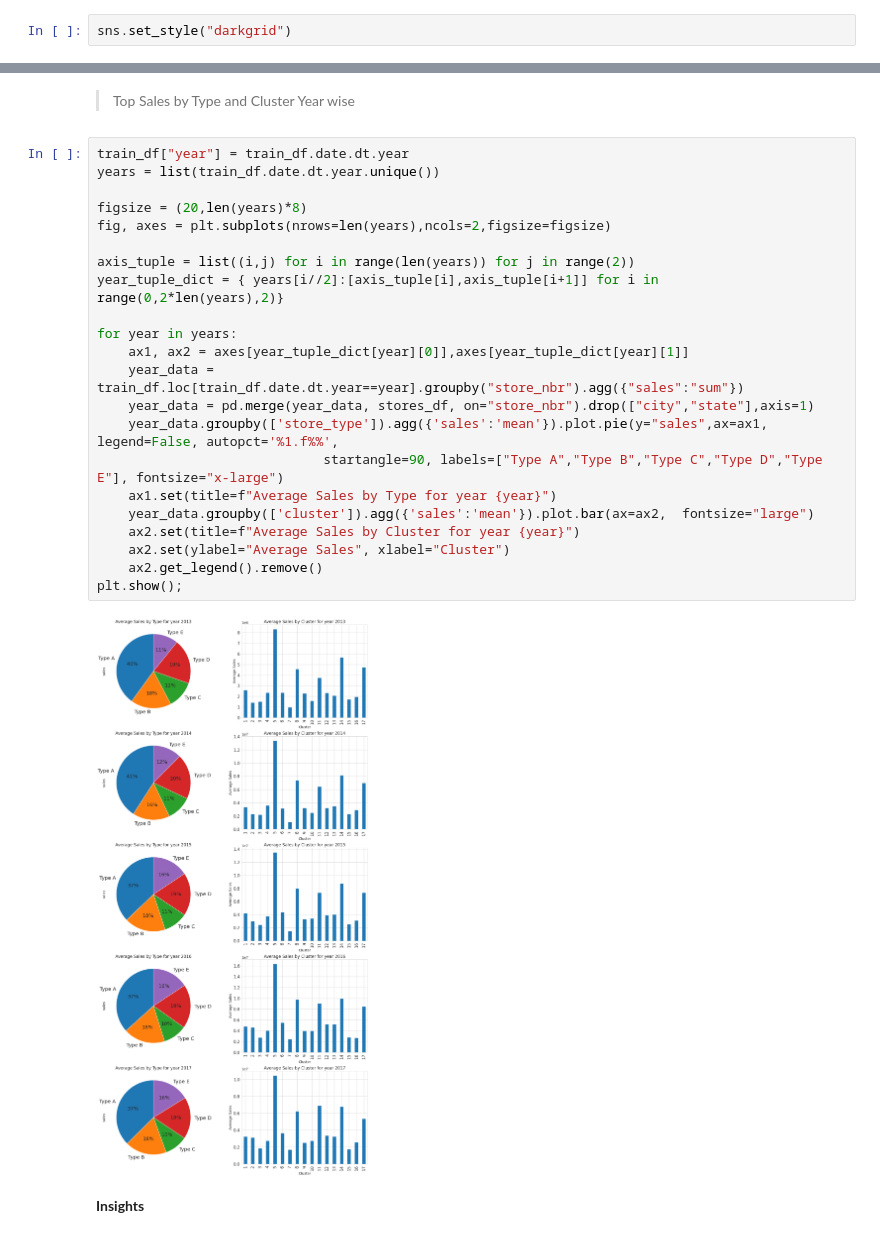
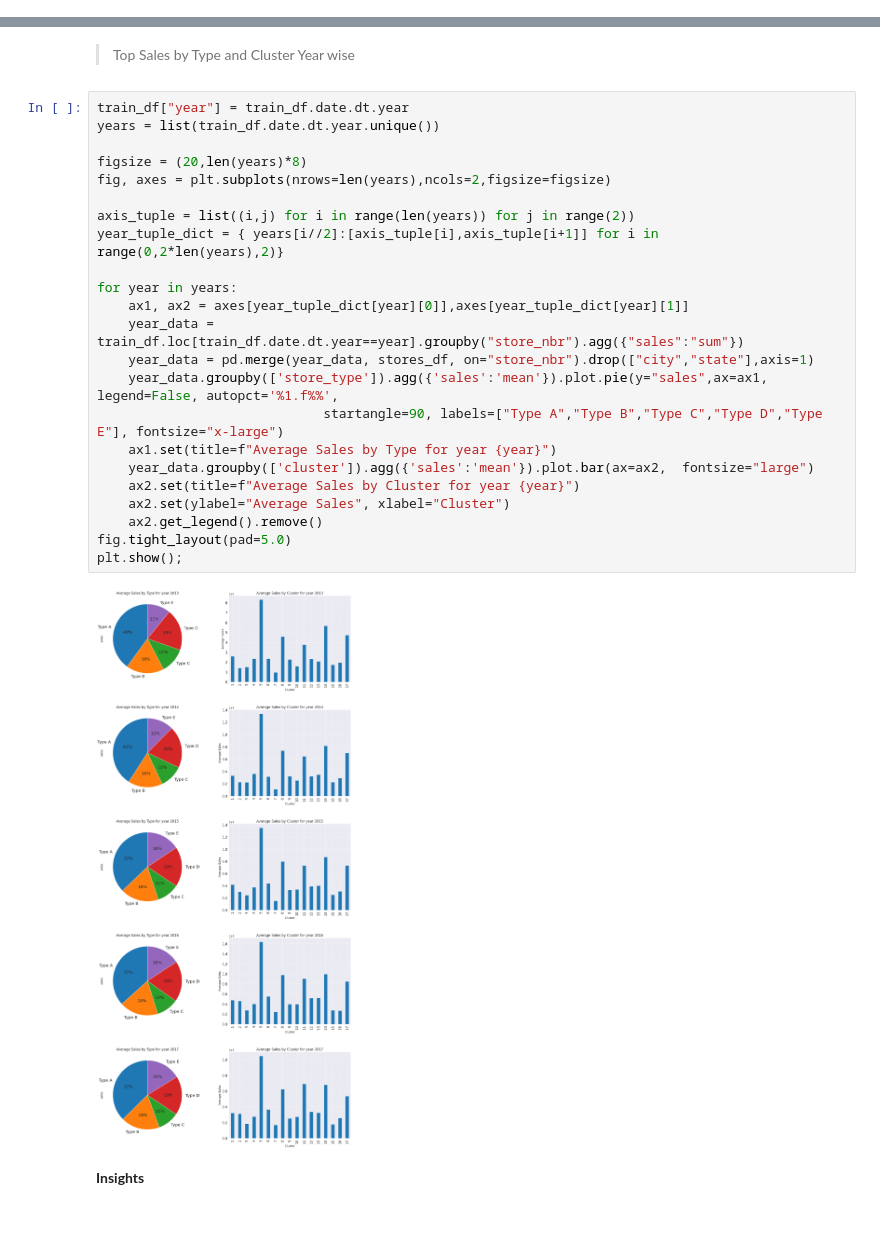
Before and after one commit to vasanthsai26/Corp-favorita-store-sales-Time-Series-Forecasting, a Jupyter notebook: corporacion_favorita_store_sales.ipynb, the cells around one changed output, grey strips where cells are left out. Drawn from its saved outputs; the diff is of its cells as text.

```diff
--- a/corporacion_favorita_store_sales.ipynb
+++ b/corporacion_favorita_store_sales.ipynb
@@ -581,8 +580,6 @@ plt.show();
 - Only 5 States have more than 2 stores. out of 16 states 7 of them have only 1 store in the entire state.
 # %% [markdown]
 > Distribution of Store by StoreType and cluster.
-# %%
-sns.set_style("darkgrid")
 # %%
 store_type_group = stores_df.groupby(by=["cluster","store_type"]).agg({"store_nbr":"count"})
 store_type_group.reset_index(inplace=True)
@@ -695,27 +691,28 @@ Boolean Series key will be reindexed to match DataFrame index.
 # %%
 train_df["year"] = train_df.date.dt.year
 years = list(train_df.date.dt.year.unique())
 
 figsize = (20,len(years)*8)
 fig, axes = plt.subplots(nrows=len(years),ncols=2,figsize=figsize)
 
 axis_tuple = list((i,j) for i in range(len(years)) for j in range(2))
 year_tuple_dict = { years[i//2]:[axis_tuple[i],axis_tuple[i+1]] for i in range(0,2*len(years),2)}
 
 for year in years:
     ax1, ax2 = axes[year_tuple_dict[year][0]],axes[year_tuple_dict[year][1]]
     year_data = train_df.loc[train_df.date.dt.year==year].groupby("store_nbr").agg({"sales":"sum"})
     year_data = pd.merge(year_data, stores_df, on="store_nbr").drop(["city","state"],axis=1)
     year_data.groupby(['store_type']).agg({'sales':'mean'}).plot.pie(y="sales",ax=ax1, legend=False, autopct='%1.f%%',
                              startangle=90, labels=["Type A","Type B","Type C","Type D","Type E"], fontsize="x-large")
     ax1.set(title=f"Average Sales by Type for year {year}")
     year_data.groupby(['cluster']).agg({'sales':'mean'}).plot.bar(ax=ax2,  fontsize="large")
     ax2.set(title=f"Average Sales by Cluster for year {year}")
     ax2.set(ylabel="Average Sales", xlabel="Cluster")
     ax2.get_legend().remove()
+fig.tight_layout(pad=5.0)
 plt.show();
 # %% [output]
-[figure, old version]
+[figure, new version]
 # %% [markdown]
 **Insights**
 # %% [markdown]
```
Also changed, not shown: parts of 8 cells of this notebook.
